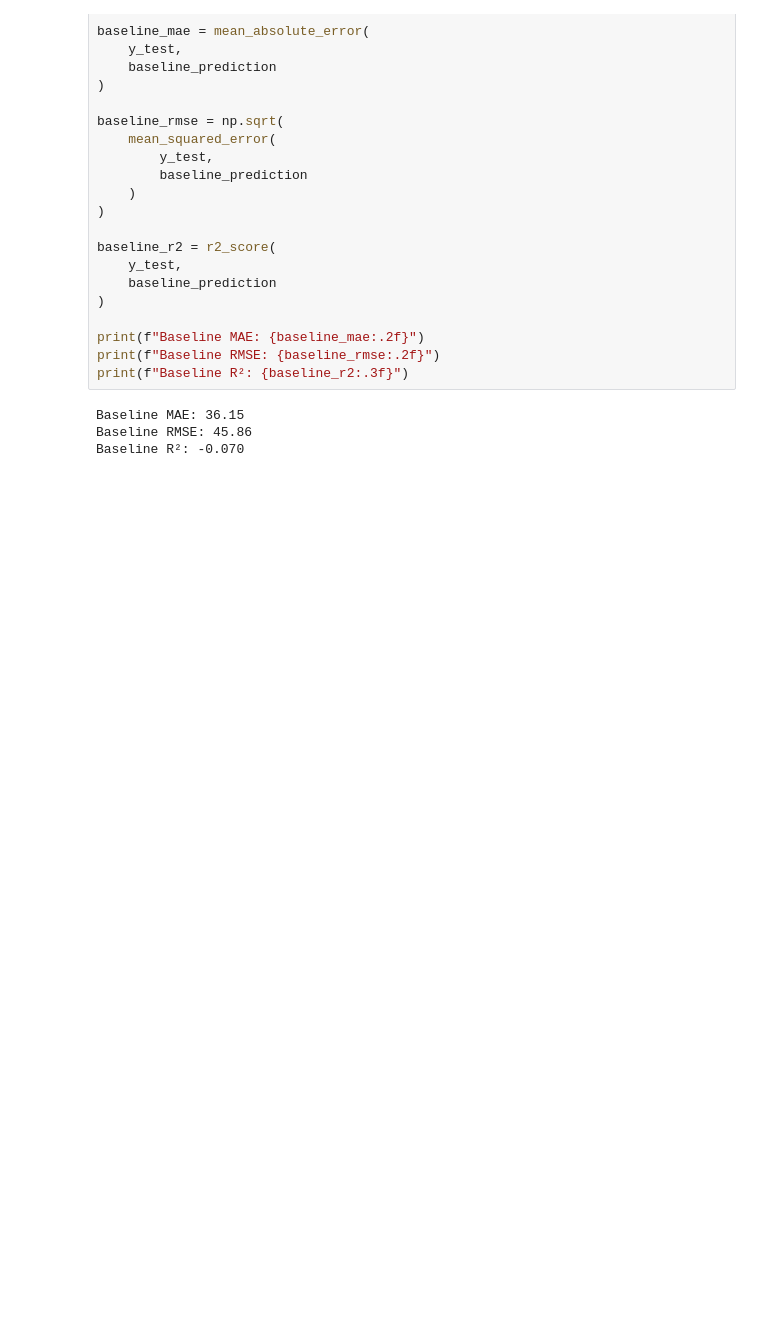
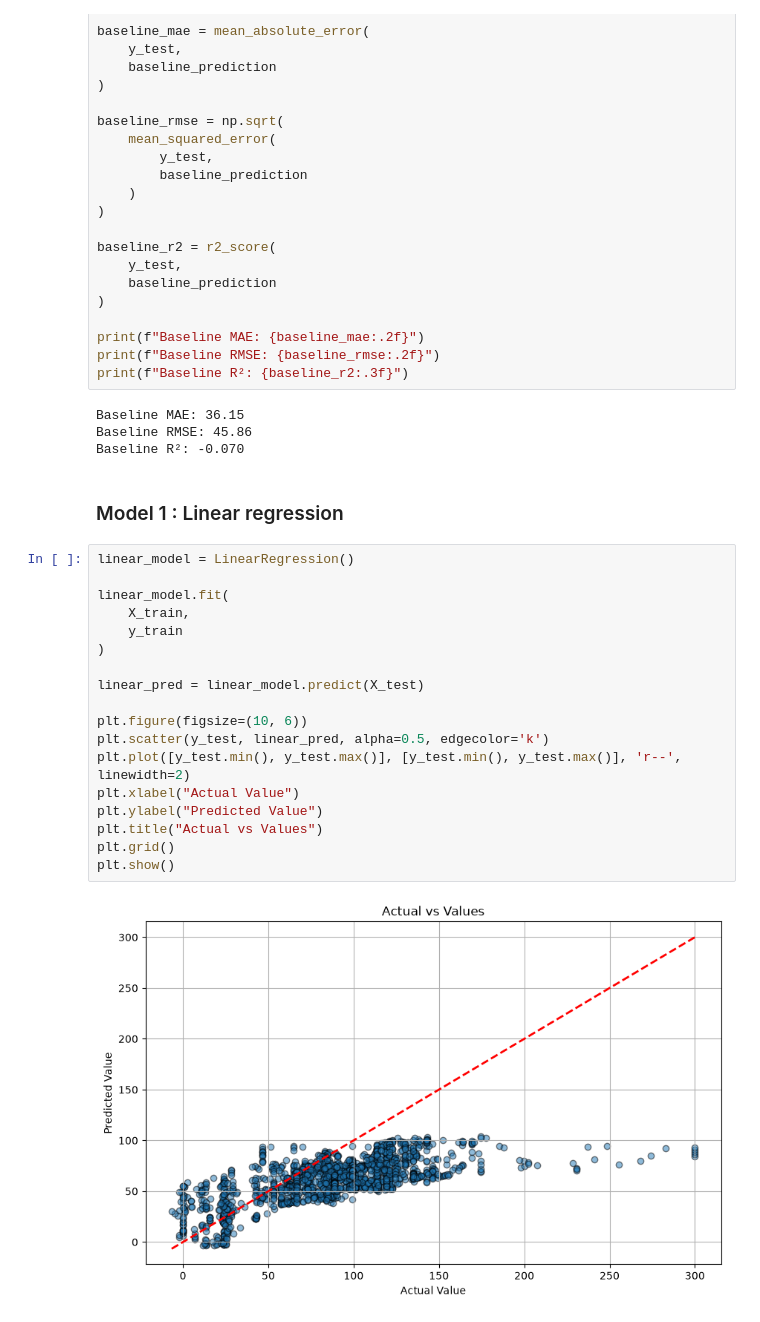
Before and after one commit to klm2109/australian-energy-market-analytics, a Jupyter notebook: notebooks/machine learning.ipynb, the cells around one changed output. Drawn from its saved outputs; the diff is of its cells as text; blank space fills up the shorter version.

Commit message:
Create different machine learning models and compare them

```diff
--- a/notebooks/machine learning.ipynb
+++ b/notebooks/machine learning.ipynb
@@ -103,3 +103,25 @@ print(f"Baseline R²: {baseline_r2:.3f}")
 Baseline MAE: 36.15
 Baseline RMSE: 45.86
 Baseline R²: -0.070
+# %% [markdown]
+### Model 1 : Linear regression
+# %%
+linear_model = LinearRegression()
+
+linear_model.fit(
+    X_train,
+    y_train
+)
+
+linear_pred = linear_model.predict(X_test)
+
+plt.figure(figsize=(10, 6))
+plt.scatter(y_test, linear_pred, alpha=0.5, edgecolor='k')
+plt.plot([y_test.min(), y_test.max()], [y_test.min(), y_test.max()], 'r--', linewidth=2)
+plt.xlabel("Actual Value")
+plt.ylabel("Predicted Value")
+plt.title("Actual vs Values")
+plt.grid()
+plt.show()
+# %% [output]
+[figure, added]
```
Also changed, not shown: parts of 12 cells of this notebook.
